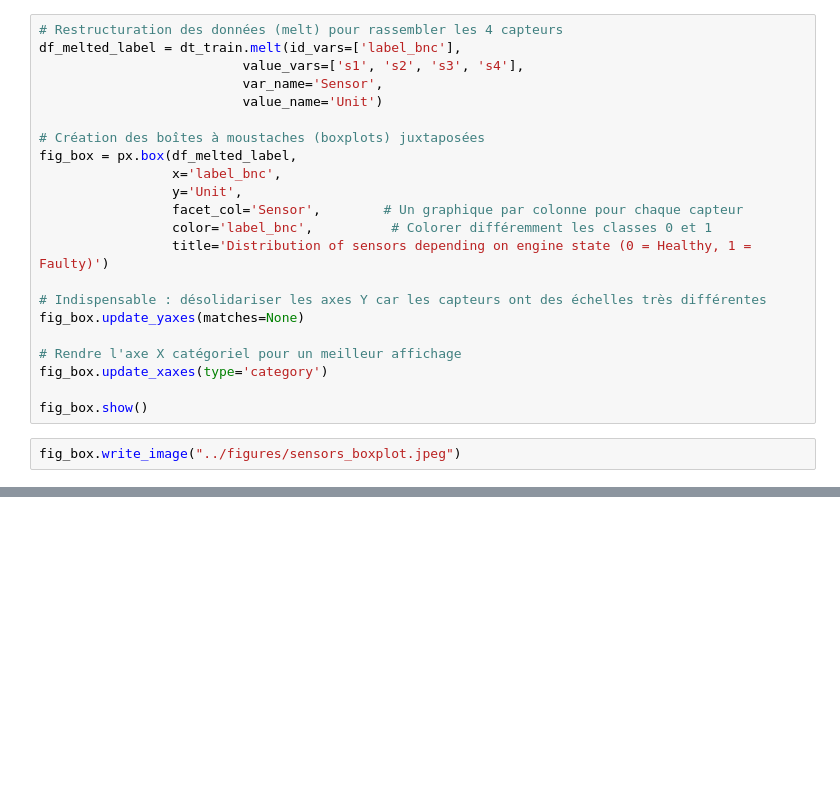
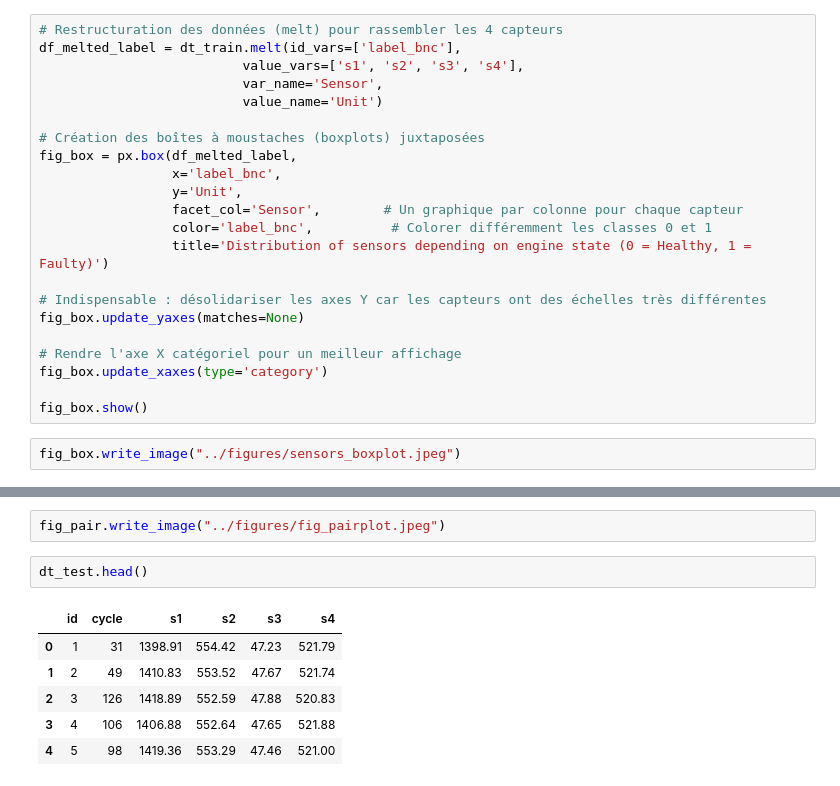
Before and after one commit to Pitou11/slm_predictive_maintenance, a Jupyter notebook: notebooks/01_data_exploration.ipynb, the cells around one changed output, grey strips where cells are left out. Saved outputs shown, nothing was run; the diff lists cells and outputs as text; blank space fills up the shorter version.

```diff
--- a/notebooks/01_data_exploration.ipynb
+++ b/notebooks/01_data_exploration.ipynb
@@ -162,0 +207,11 @@ fig_box.write_image("../figures/sensors_boxplot.jpeg")
+# %%
+fig_pair.write_image("../figures/fig_pairplot.jpeg")
+# %%
+dt_test.head()
+# %% [output]
+|  | id | cycle | s1 | s2 | s3 | s4 |
+| 0 | 1 | 31 | 1398.91 | 554.42 | 47.23 | 521.79 |
+| 1 | 2 | 49 | 1410.83 | 553.52 | 47.67 | 521.74 |
+| 2 | 3 | 126 | 1418.89 | 552.59 | 47.88 | 520.83 |
+| 3 | 4 | 106 | 1406.88 | 552.64 | 47.65 | 521.88 |
+| 4 | 5 | 98 | 1419.36 | 553.29 | 47.46 | 521.00 |
```
Also changed, not shown: parts of 5 cells of this notebook, 3 other files.
